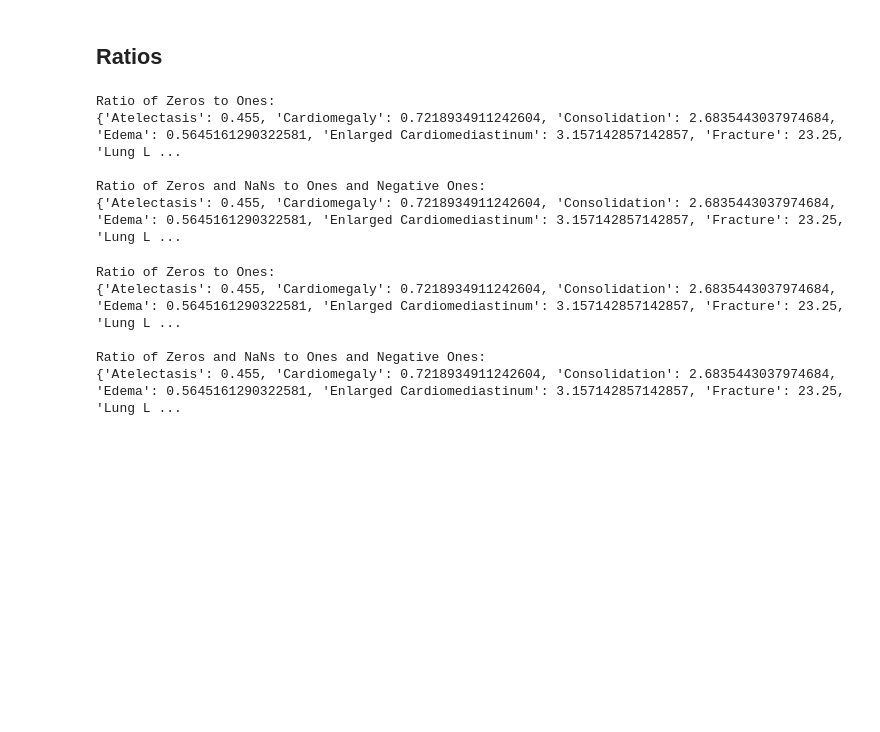
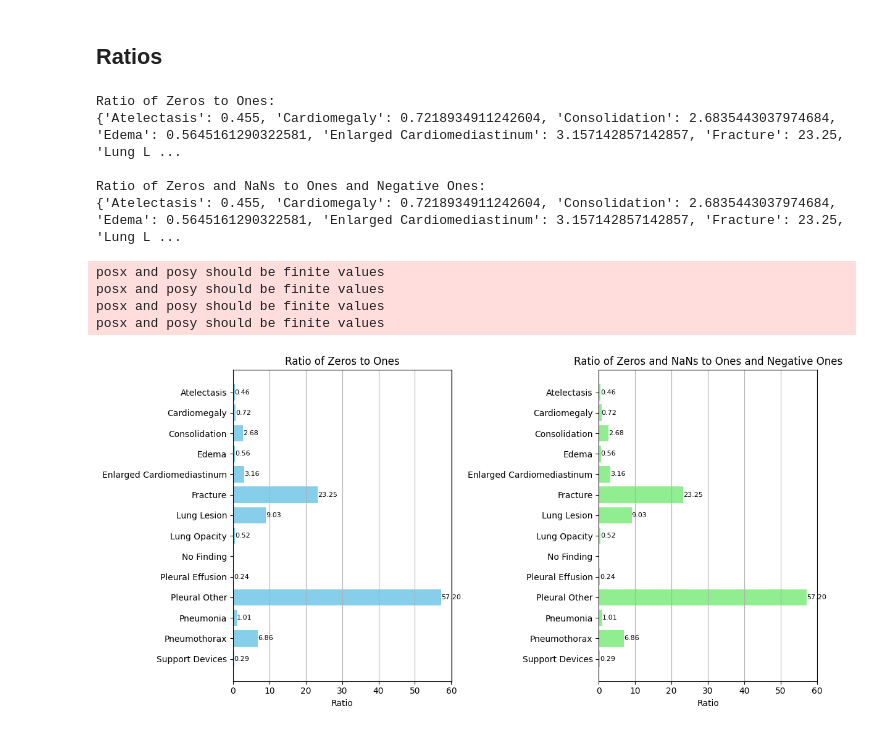
Before and after one commit to BasmaElhoseny01/X-Reporto-AI, a Jupyter notebook: note_books/Heat Maps Classes Weights.ipynb, the cells around one changed output. Drawn from its saved outputs; the diff is of its cells as text; code cells hidden in the pictures; blank space fills up the shorter version.

```diff
--- a/note_books/Heat Maps Classes Weights.ipynb
+++ b/note_books/Heat Maps Classes Weights.ipynb
@@ -227,36 +227,66 @@ for column in df_final.columns[2:16]:
 # %%
 # Calculate ratio of zeros to ones
 zero_to_one_ratios = {column: zeros[i] / ones[i] if ones[i] != 0 else float('inf') for i, column in enumerate(df.columns[2:16])}
 
 # Calculate ratio of zeros and NaNs to counts of ones and negative ones
 zero_nan_to_one_negative_ratios = {column: (zeros[i] + nulls[i]) / (ones[i] + negative[i]) if ones[i] + negative[i] != 0 else float('inf') for i, column in enumerate(df.columns[2:16])}
 
 # Print ratios
 print("Ratio of Zeros to Ones:")
 print(zero_to_one_ratios)
 print("\nRatio of Zeros and NaNs to Ones and Negative Ones:")
 print(zero_nan_to_one_negative_ratios)
+
+
+
+import matplotlib.pyplot as plt
+
+# Extract column names and ratios
+columns = list(zero_to_one_ratios.keys())
+zero_to_one_values = list(zero_to_one_ratios.values())
+zero_nan_to_one_negative_values = list(zero_nan_to_one_negative_ratios.values())
+
+# Create subplots
+fig, (ax1, ax2) = plt.subplots(1, 2, figsize=(12, 6))
+
+# Plot Ratio of Zeros to Ones
+bars1=ax1.barh(columns, zero_to_one_values, color='skyblue')
+ax1.set_title('Ratio of Zeros to Ones')
+ax1.set_xlabel('Ratio')
+ax1.invert_yaxis()  # Invert y-axis to match the order of columns
+ax1.grid(axis='x')  # Add gridlines for better readability
+
+# Plot Ratio of Zeros and NaNs to Ones and Negative Ones
+bars2=ax2.barh(columns, zero_nan_to_one_negative_values, color='lightgreen')
+ax2.set_title('Ratio of Zeros and NaNs to Ones and Negative Ones')
+ax2.set_xlabel('Ratio')
+ax2.invert_yaxis()  # Invert y-axis to match the order of columns
+ax2.grid(axis='x')  # Add gridlines for better readability
+
+# Add text annotations to the bars
+for bar in bars1:
+    width = bar.get_width()
+    ax1.text(width, bar.get_y() + bar.get_height() / 2, '{:.2f}'.format(width),
+             va='center', ha='left', fontsize=8, color='black')
+
+for bar in bars2:
+    width = bar.get_width()
+    ax2.text(width, bar.get_y() + bar.get_height() / 2, '{:.2f}'.format(width),
+             va='center', ha='left', fontsize=8, color='black')
+
+# Adjust layout
+plt.tight_layout()
+
+# Show plot
+plt.show()
 # %% [output]
 Ratio of Zeros to Ones:
 {'Atelectasis': 0.455, 'Cardiomegaly': 0.7218934911242604, 'Consolidation': 2.6835443037974684, 'Edema': 0.5645161290322581, 'Enlarged Cardiomediastinum': 3.157142857142857, 'Fracture': 23.25, 'Lung L ...
 
 Ratio of Zeros and NaNs to Ones and Negative Ones:
 {'Atelectasis': 0.455, 'Cardiomegaly': 0.7218934911242604, 'Consolidation': 2.6835443037974684, 'Edema': 0.5645161290322581, 'Enlarged Cardiomediastinum': 3.157142857142857, 'Fracture': 23.25, 'Lung L ...
+posx and posy should be finite values
+posx and posy should be finite values
+posx and posy should be finite values
+posx and posy should be finite values
+[figure, added]
-# %%
-# Calculate ratio of zeros to ones
-zero_to_one_ratios = {column: zeros[i] / ones[i] if ones[i] != 0 else float('inf') for i, column in enumerate(df.columns[2:16])}
-
-# Calculate ratio of zeros and NaNs to counts of ones and negative ones
-zero_nan_to_one_negative_ratios = {column: (zeros[i] + nulls[i]) / (ones[i] + negative[i]) if ones[i] + negative[i] != 0 else float('inf') for i, column in enumerate(df.columns[2:16])}
-
-# Print ratios
-print("Ratio of Zeros to Ones:")
-print(zero_to_one_ratios)
-print("\nRatio of Zeros and NaNs to Ones and Negative Ones:")
-print(zero_nan_to_one_negative_ratios)
-# %% [output]
-Ratio of Zeros to Ones:
-{'Atelectasis': 0.455, 'Cardiomegaly': 0.7218934911242604, 'Consolidation': 2.6835443037974684, 'Edema': 0.5645161290322581, 'Enlarged Cardiomediastinum': 3.157142857142857, 'Fracture': 23.25, 'Lung L ...
-
-Ratio of Zeros and NaNs to Ones and Negative Ones:
-{'Atelectasis': 0.455, 'Cardiomegaly': 0.7218934911242604, 'Consolidation': 2.6835443037974684, 'Edema': 0.5645161290322581, 'Enlarged Cardiomediastinum': 3.157142857142857, 'Fracture': 23.25, 'Lung L ...
```
